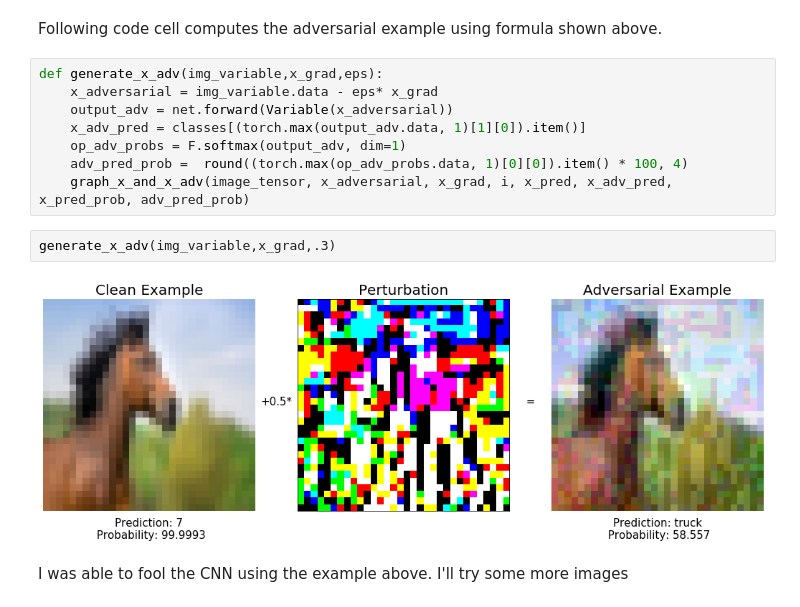
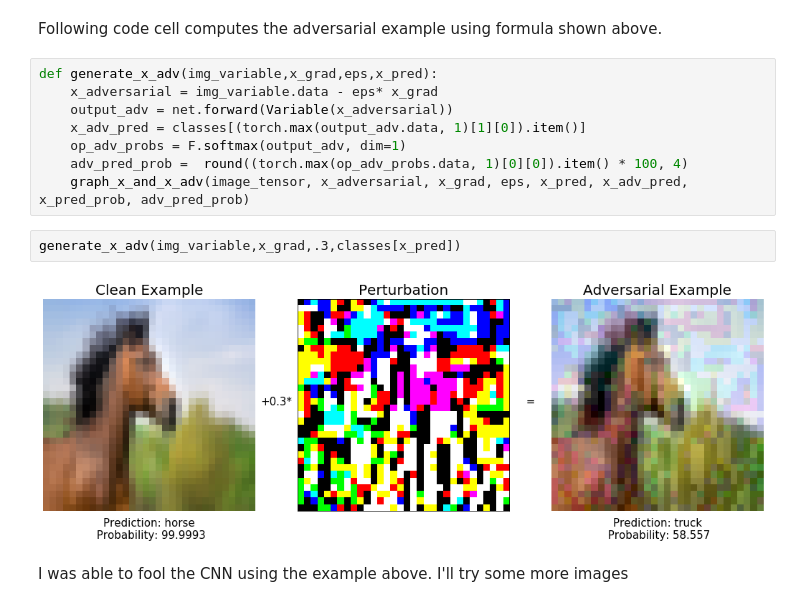
Before and after one commit to JavierPalomares90/scalable_ml_hw2, a Jupyter notebook: javier_palomares_hw2.ipynb, the cells around one changed output. Cells and saved outputs as stored; diff of their text form.

```diff
--- a/javier_palomares_hw2.ipynb
+++ b/javier_palomares_hw2.ipynb
@@ -1290,16 +1290,16 @@ loss_cal.backward(retain_graph=True)    #this will calculate gradient of each va
 # %% [markdown]
 Following code cell computes the adversarial example using formula shown above.
 # %%
-def generate_x_adv(img_variable,x_grad,eps):
+def generate_x_adv(img_variable,x_grad,eps,x_pred):
     x_adversarial = img_variable.data - eps* x_grad
     output_adv = net.forward(Variable(x_adversarial))
     x_adv_pred = classes[(torch.max(output_adv.data, 1)[1][0]).item()]
     op_adv_probs = F.softmax(output_adv, dim=1)
     adv_pred_prob =  round((torch.max(op_adv_probs.data, 1)[0][0]).item() * 100, 4)
-    graph_x_and_x_adv(image_tensor, x_adversarial, x_grad, i, x_pred, x_adv_pred, x_pred_prob, adv_pred_prob)
+    graph_x_and_x_adv(image_tensor, x_adversarial, x_grad, eps, x_pred, x_adv_pred, x_pred_prob, adv_pred_prob)
 # %%
-generate_x_adv(img_variable,x_grad,.3)
+generate_x_adv(img_variable,x_grad,.3,classes[x_pred])
 # %% [output]
-[figure, old version]
+[figure, new version]
 # %% [markdown]
 I was able to fool the CNN using the example above. I'll try some more images
```
Also changed, not shown: parts of 2 cells of this notebook.
